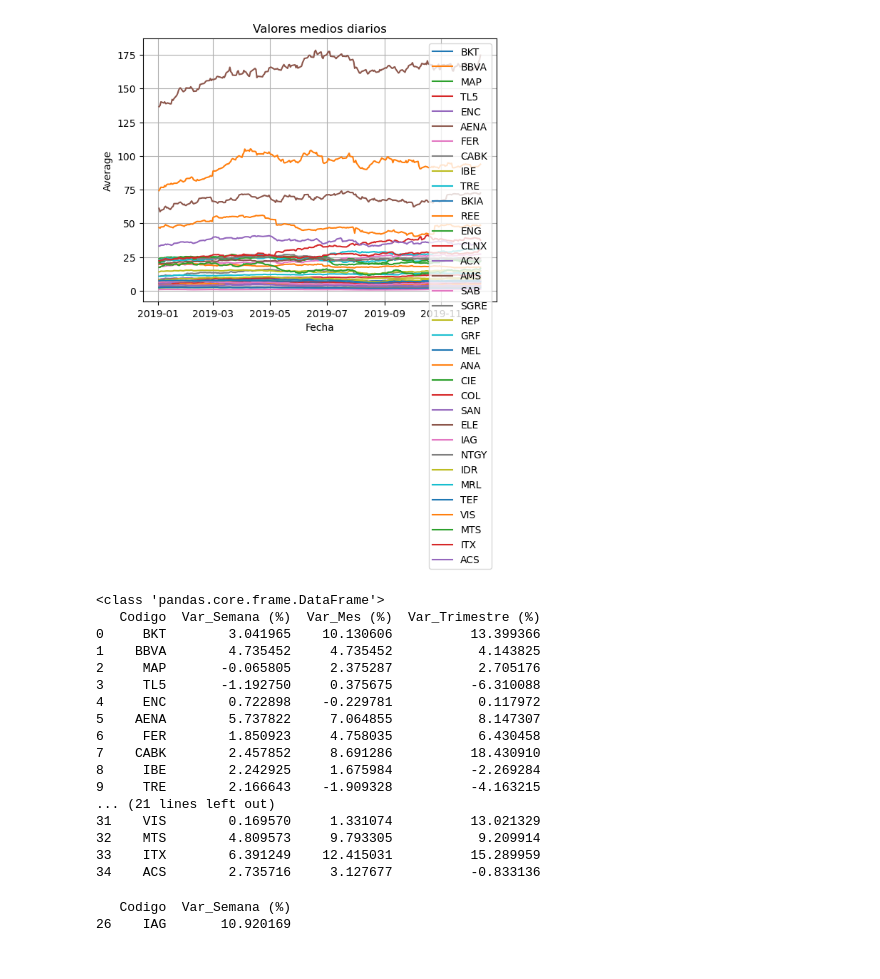
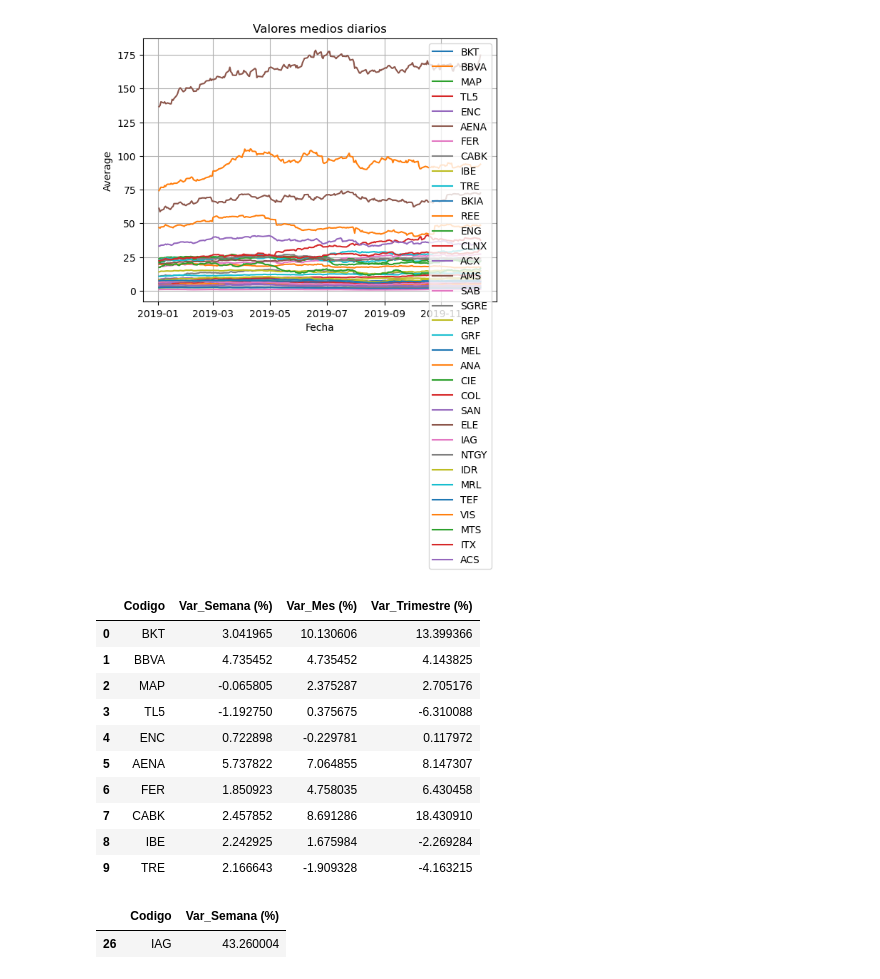
Before and after one commit to pablop11/CE_IABD, a Jupyter notebook: PIA/UNIDAD2/Actividades/Actividad2_6_Lectura y escritura de ficheros.ipynb, the cells around one changed output. Drawn from its saved outputs; the diff is of its cells as text; code cells hidden in the pictures.

```diff
--- a/PIA/UNIDAD2/Actividades/Actividad2_6_Lectura y escritura de ficheros.ipynb
+++ b/PIA/UNIDAD2/Actividades/Actividad2_6_Lectura y escritura de ficheros.ipynb
@@ -74,55 +74,52 @@ for df in lista_df:
     # ordenar por fecha
     df = df.sort_values("Date")
 
+    # cogemos el primer codigo de cada dataframe y lo añadimos
     codigo_empresa.append(df["Ticker"].iloc[0])
 
     # valores
     fechas = df["Date"]
     valores = df["Average"]
 
+    # cogemos la ultima fecha
     fecha_final = fechas.iloc[-1]
 
-    # semana
+    # cogemos los valores de average en un rango de una semana
+    # sacamos la variacion (ValorFinal-ValorInicial)*100/ValorInicial)
     val_ini_sem = valores[fechas >= fecha_final - timedelta(days=7)].iloc[0]
     val_fin_sem = valores[fechas >= fecha_final - timedelta(days=7)].iloc[-1]
     variacion_ultima_semana.append((val_fin_sem - val_ini_sem) * 100 / val_ini_sem)
 
-    # mes
+    # cogemos los valores de average en un rango de un mes
     val_ini_mes = valores[fechas >= fecha_final - timedelta(days=30)].iloc[0]
     val_fin_mes = valores[fechas >= fecha_final - timedelta(days=30)].iloc[-1]
     variacion_ultimo_mes.append((val_fin_mes - val_ini_mes) * 100 / val_ini_mes)
 
-    # trimestre
+    # cogemos los valores de average en un rango de tres meses
     val_ini_trim = valores[fechas >= fecha_final - timedelta(days=90)].iloc[0]
     val_fin_trim = valores[fechas >= fecha_final - timedelta(days=90)].iloc[-1]
     variacion_ultimo_trimestre.append((val_fin_trim - val_ini_trim) * 100 / val_ini_trim)
 
 df_variaciones = pd.DataFrame({
     "Codigo": codigo_empresa,
     "Var_Semana (%)": variacion_ultima_semana,
     "Var_Mes (%)": variacion_ultimo_mes,
     "Var_Trimestre (%)": variacion_ultimo_trimestre
 })
 
-print(df_variaciones)
+df_variaciones.head(10)
 # %% [output]
-<class 'pandas.core.frame.DataFrame'>
-   Codigo  Var_Semana (%)  Var_Mes (%)  Var_Trimestre (%)
-0     BKT        3.041965    10.130606          13.399366
-1    BBVA        4.735452     4.735452           4.143825
-2     MAP       -0.065805     2.375287           2.705176
-3     TL5       -1.192750     0.375675          -6.310088
-4     ENC        0.722898    -0.229781           0.117972
-5    AENA        5.737822     7.064855           8.147307
-6     FER        1.850923     4.758035           6.430458
-7    CABK        2.457852     8.691286          18.430910
-8     IBE        2.242925     1.675984          -2.269284
-9     TRE        2.166643    -1.909328          -4.163215
-... (21 lines left out)
-31    VIS        0.169570     1.331074          13.021329
-32    MTS        4.809573     9.793305           9.209914
-33    ITX        6.391249    12.415031          15.289959
-34    ACS        2.735716     3.127677          -0.833136
+|  | Codigo | Var_Semana (%) | Var_Mes (%) | Var_Trimestre (%) |
+| 0 | BKT | 3.041965 | 10.130606 | 13.399366 |
+| 1 | BBVA | 4.735452 | 4.735452 | 4.143825 |
+| 2 | MAP | -0.065805 | 2.375287 | 2.705176 |
+| 3 | TL5 | -1.192750 | 0.375675 | -6.310088 |
+| 4 | ENC | 0.722898 | -0.229781 | 0.117972 |
+| 5 | AENA | 5.737822 | 7.064855 | 8.147307 |
+| 6 | FER | 1.850923 | 4.758035 | 6.430458 |
+| 7 | CABK | 2.457852 | 8.691286 | 18.430910 |
+| 8 | IBE | 2.242925 | 1.675984 | -2.269284 |
+| 9 | TRE | 2.166643 | -1.909328 | -4.163215 |
 # %%
 from datetime import datetime, timedelta
 import pandas as pd
@@ -137,7 +134,7 @@ def funcion(fecha):
         # ordenar por fecha
         df = df.sort_values("Date")
 
-        # guardar codigo
+        # guardamos el primer codigo de cada dataframe
         codigo.append(df["Ticker"].iloc[0])
 
         fechas = df["Date"]
@@ -159,13 +156,13 @@ def funcion(fecha):
         "Var_Semana (%)": variacion_ultimasemana
     })
 
-    # cogemos el ultimo
+    # ordenamos y cogemos el ultimo
     df_variacion = df_variacion.sort_values("Var_Semana (%)").iloc[-1]
     df_final = pd.DataFrame([df_variacion])
 
     return df_final
 
-print(funcion(date(2019, 11, 30)))
+funcion(date(2019, 10, 10))
 # %% [output]
-   Codigo  Var_Semana (%)
-26    IAG       10.920169
+|  | Codigo | Var_Semana (%) |
+| 26 | IAG | 43.260004 |
```
